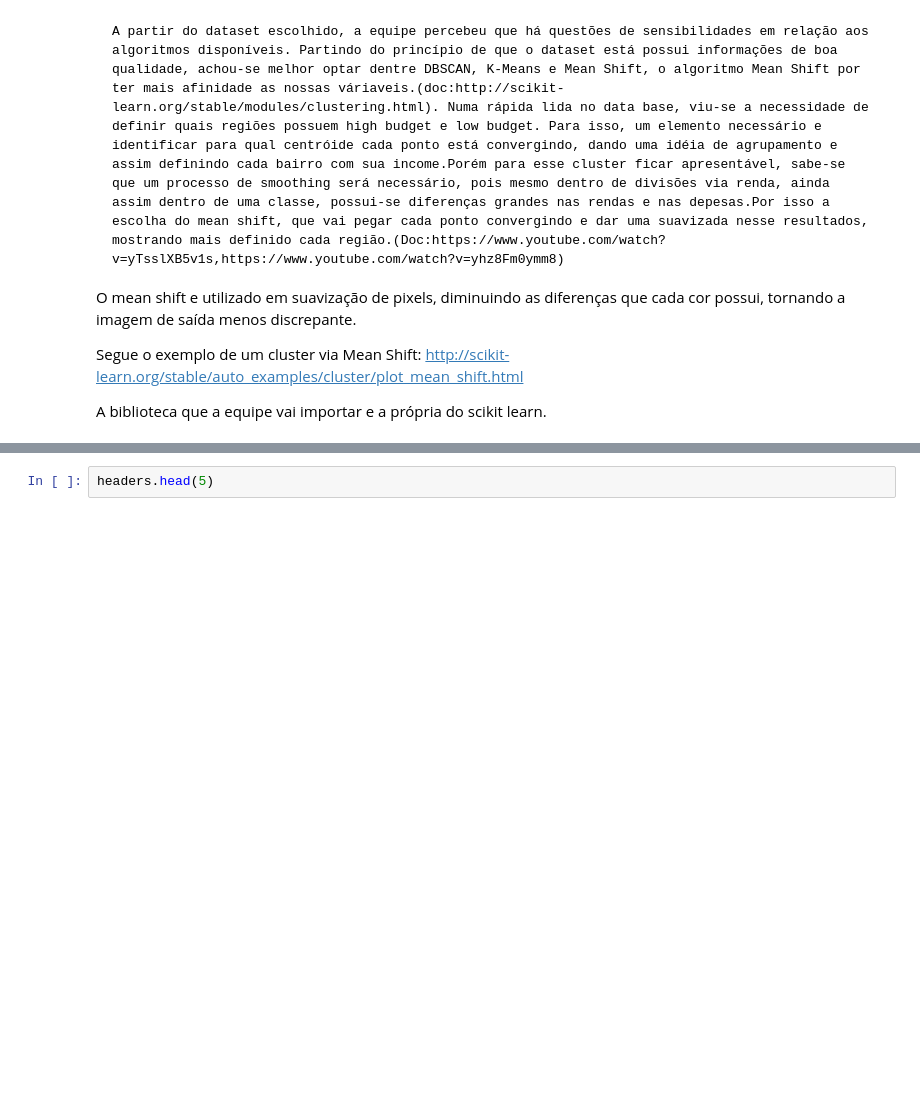
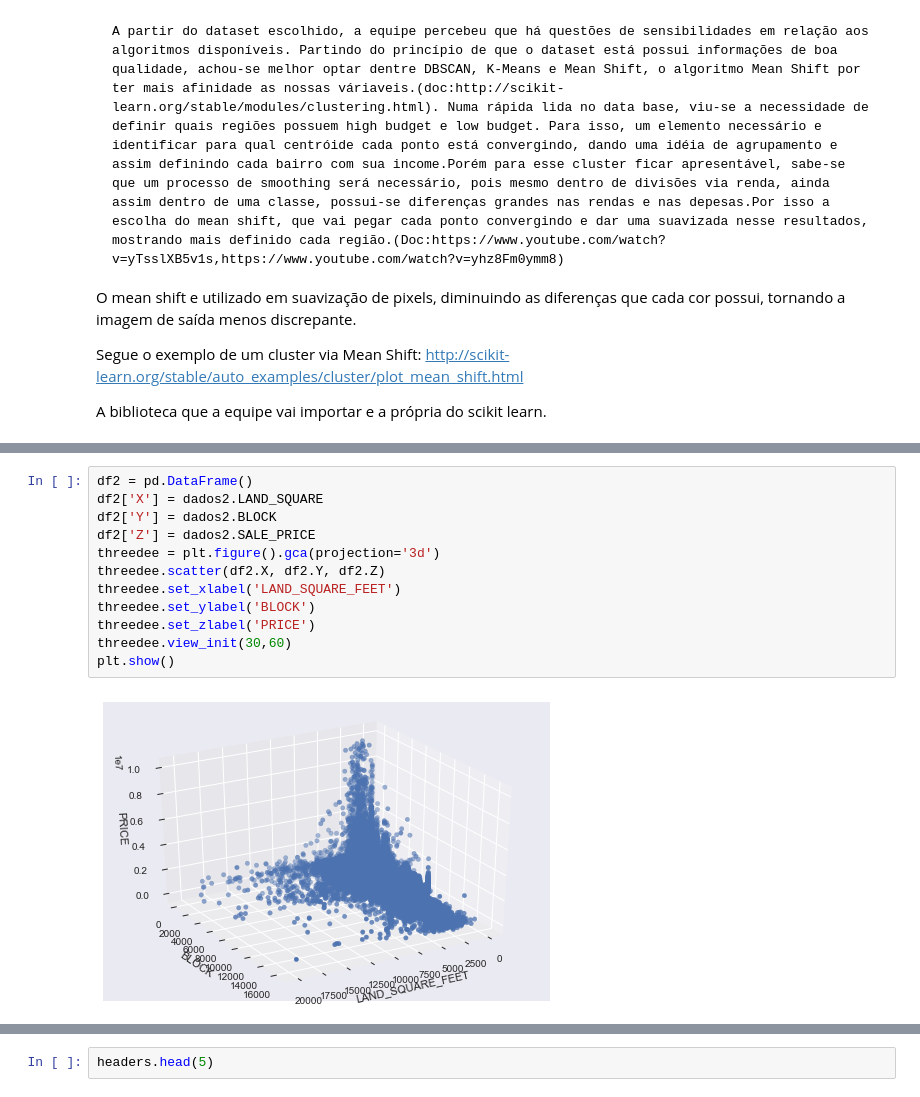
Before and after one commit to AntonioAndraues/Pj3_Ciencia_dos_Dados, a Jupyter notebook: Projeto+3+ (1).ipynb, the cells around one changed output, grey strips where cells are left out. Cells and saved outputs as stored; diff of their text form; blank space fills up the shorter version.

```diff
--- a/Projeto+3+ (1).ipynb
+++ b/Projeto+3+ (1).ipynb
@@ -124,3 +145,17 @@ plt.show()
+# %%
+df2 = pd.DataFrame()
+df2['X'] = dados2.LAND_SQUARE
+df2['Y'] = dados2.BLOCK
+df2['Z'] = dados2.SALE_PRICE
+threedee = plt.figure().gca(projection='3d')
+threedee.scatter(df2.X, df2.Y, df2.Z)
+threedee.set_xlabel('LAND_SQUARE_FEET')
+threedee.set_ylabel('BLOCK')
+threedee.set_zlabel('PRICE')
+threedee.view_init(30,60)
+plt.show()
+# %% [output]
+[figure, added]
 # %%
 import numpy as np
 import statsmodels.api as sm
```
Also changed, not shown: parts of 8 cells of this notebook.
